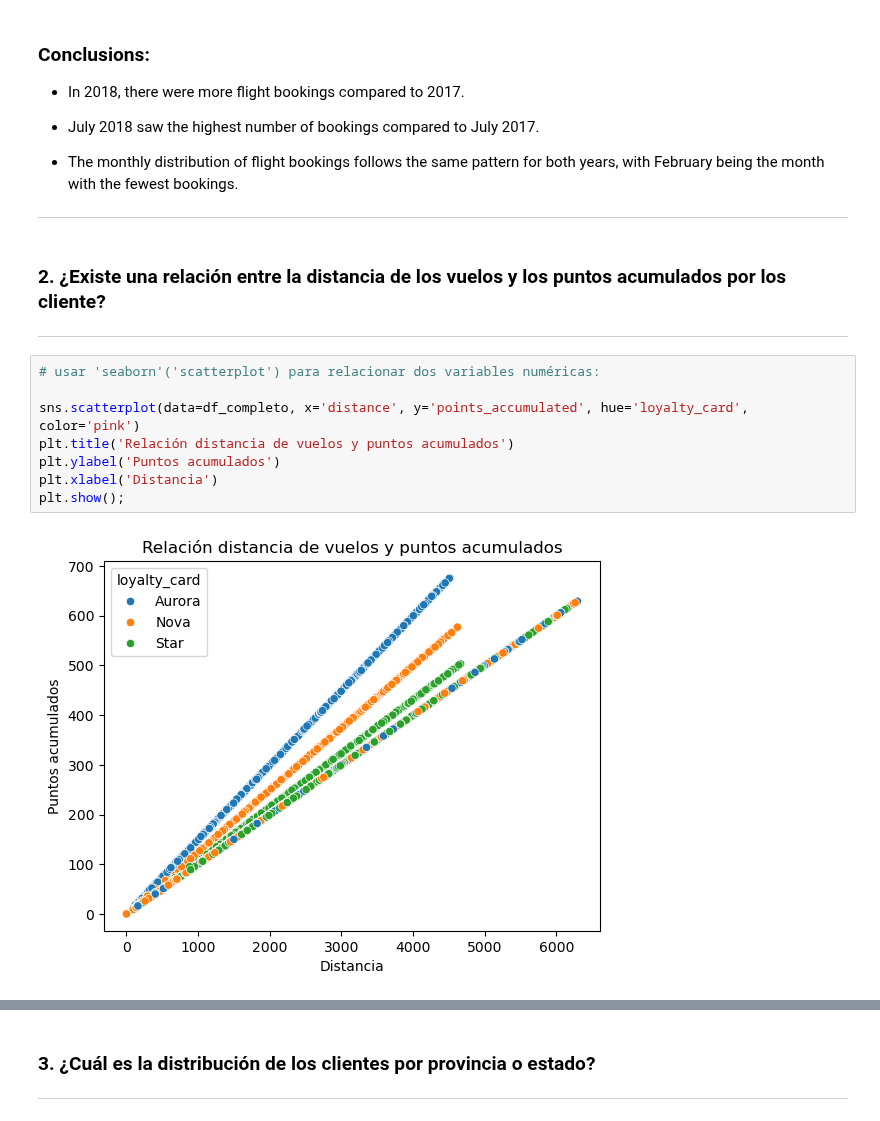
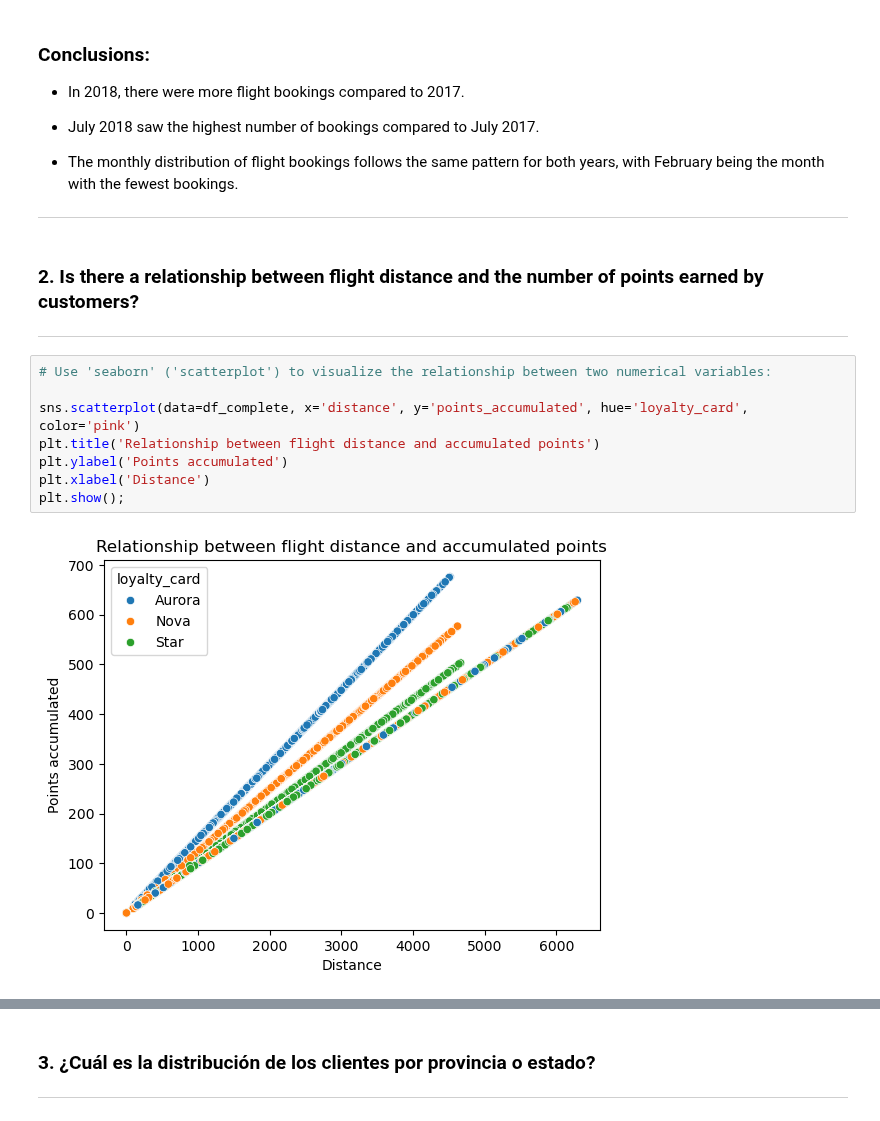
Before and after one commit to MarPastor/airline_analysis_Mar, a Jupyter notebook: notebook/airline_analysis_mar.ipynb, the cells around one changed output, grey strips where cells are left out. Cells and saved outputs as stored; diff of their text form.

Commit message:
doc: use scatterplot to graphic distance and points accumulated relationshio

```diff
--- a/notebook/airline_analysis_mar.ipynb
+++ b/notebook/airline_analysis_mar.ipynb
@@ -1289,16 +1289,16 @@ plt.show();
 
 ---
 # %% [markdown]
-### 2. ¿Existe una relación entre la distancia de los vuelos y los puntos acumulados por los cliente?
+### 2. Is there a relationship between flight distance and the number of points earned by customers?
 
 ---
 # %%
-# usar 'seaborn'('scatterplot') para relacionar dos variables numéricas:
+# Use 'seaborn' ('scatterplot') to visualize the relationship between two numerical variables:
 
-sns.scatterplot(data=df_completo, x='distance', y='points_accumulated', hue='loyalty_card', color='pink')
-plt.title('Relación distancia de vuelos y puntos acumulados')
-plt.ylabel('Puntos acumulados')
-plt.xlabel('Distancia')
+sns.scatterplot(data=df_complete, x='distance', y='points_accumulated', hue='loyalty_card', color='pink')
+plt.title('Relationship between flight distance and accumulated points')
+plt.ylabel('Points accumulated')
+plt.xlabel('Distance')
 plt.show();
 # %% [output]
-[figure, old version]
+[figure, new version]
```
Also changed, not shown: parts of 3 cells of this notebook.
